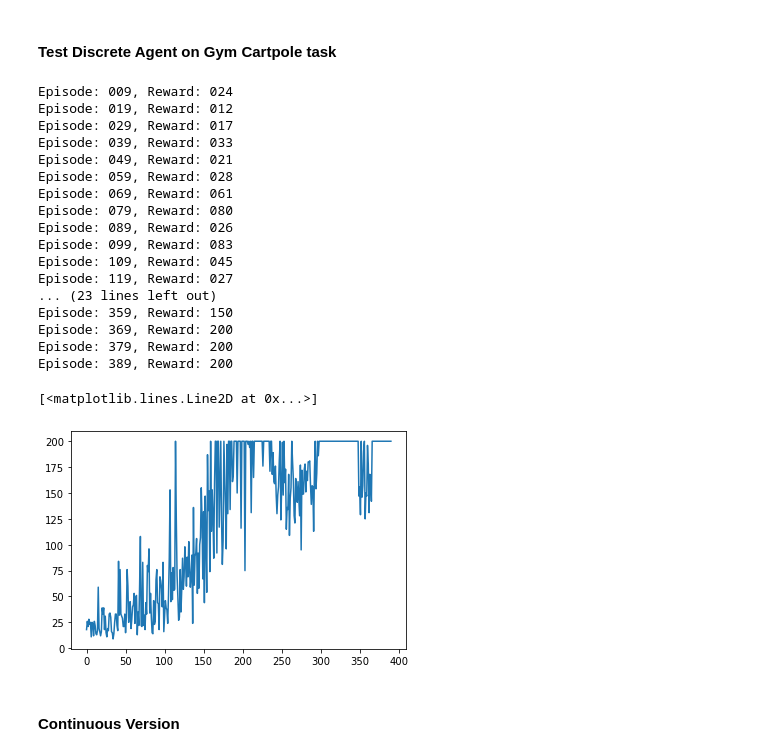
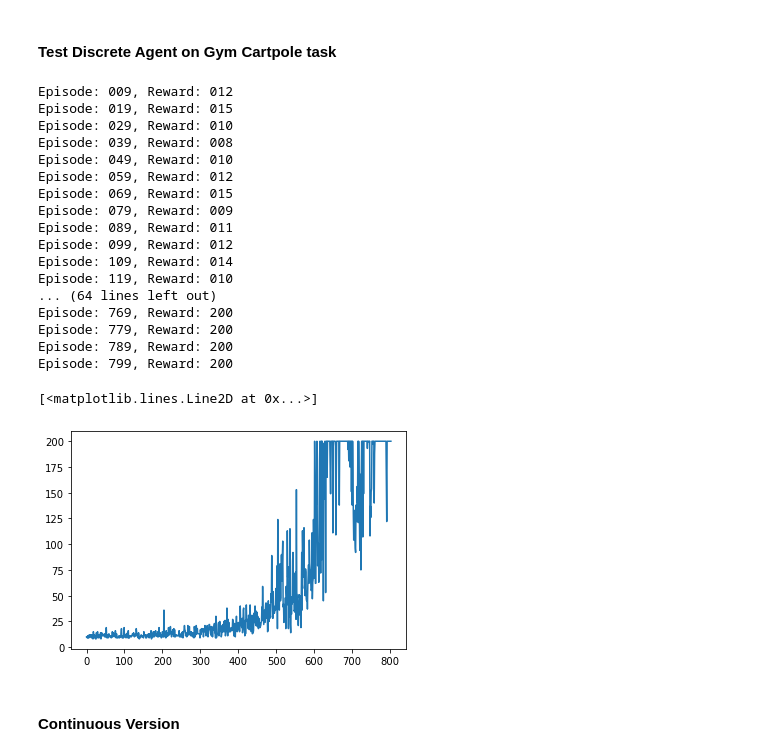
Before and after one commit to nikitcha/electricity_rl, a Jupyter notebook: First Script.ipynb, the cells around one changed output. Cells and saved outputs as stored; diff of their text form; code cells hidden in the pictures.

```diff
--- a/First Script.ipynb
+++ b/First Script.ipynb
@@ -85,7 +86,7 @@ class ContinuousAgent(tf.keras.Model):
 # %%
 state = [[0.1,0.5],[0.5,-0.6]]
 cagent = ContinuousAgent(1)
-a,p = cagent.action_value(state)
+a,p = cagent.action_value(state,[-10,100])
 print('Actions:{}, Payoffs:{}'.format(a,p))
 dagent = DiscreteAgent(5)
 a,p = dagent.action_value(state)
@@ -157,16 +179,19 @@ http://inoryy.com/post/tensorflow2-deep-reinforcement-learning/
 # %% [markdown]
 #### Discrete Version
 # %%
+# TODO: Multi-Agent
 class DiscreteA2C:
-    def __init__(self, model, lr=7e-3, gamma=0.99, value_c=0.5, entropy_c=1e-4):
+    def __init__(self, models, lr=7e-3, gamma=0.99, value_c=0.5, entropy_c=1e-4):
         self.gamma = gamma
         self.value_c = value_c
         self.entropy_c = entropy_c
-        self.model = model
+        self.models = models
+        self.nmodels = len(self.models)
         # Model (aka Agent) has two objectives:
         # - Minimise policy loss: find the best policy for actions
         # - Minimise value loss: find the best approximation of the true 'Q-table' (i.e. the value of being in a state)
-        self.model.compile(optimizer=optimizers.Adam(lr=lr), loss=[self._logits_loss, self._value_loss])
+        for i in range(self.nmodels):
+            self.models[i].compile(optimizer=optimizers.Adam(lr=lr), loss=[self._logits_loss, self._value_loss])
 
     def test(self, env, render=False):
         obs, done, ep_reward = env.reset(), False, 0
@@ -177,8 +202,9 @@ class DiscreteA2C:
         return ep_reward
 
     def train(self, env, batch, updates=20):
-        actions = np.empty((batch,), dtype=np.int32)
-        rewards, dones, values = np.empty((3, batch))
+        actions = np.empty((batch,self.nmodels), dtype=np.int32)
+        values = np.empty((batch, self.nmodels))
+        rewards, dones = np.empty((2, batch))
         #observations = np.empty((batch, env.state_size))
         observations = np.empty((batch,) + env.observation_space.shape)
         # Training loop: collect samples, send to optimizer, repeat
@@ -187,8 +213,11 @@ class DiscreteA2C:
         for update in range(updates):
             for step in range(batch):
                 observations[step] = next_obs.copy()
-                actions[step], values[step] = self.model.action_value(next_obs[None,:].astype('float32'))
-                next_obs, rewards[step], dones[step], _ = env.step(actions[step])
+                for i,M in enumerate(self.models):
+                    actions[step,i], values[step,i] = M.action_value(next_obs[None,:].astype('float32'))
+
+                action = int(np.sign(np.mean(actions[step].astype('float32'))))
+                next_obs, rewards[step], dones[step], _ = env.step(action)
 
                 ep_rewards[-1] += rewards[step]
                 if dones[step]:
@@ -197,10 +226,11 @@ class DiscreteA2C:
                     if not  len(ep_rewards)%10:
                         print("Episode: %03d, Reward: %03d" % (len(ep_rewards) - 1, ep_rewards[-2]))
 
-            _, next_value = self.model.action_value(next_obs[None, :].astype('float32'))
-            returns, advs = self._returns_advantages(rewards,dones, values, next_value)
-            acts_and_advs = np.concatenate([actions[:, None], advs[:, None]], axis=-1)
-            losses = self.model.train_on_batch(observations, [acts_and_advs, returns])
+            for i,M in enumerate(self.models):
+                _, next_value = M.action_value(next_obs[None, :].astype('float32'))
+                returns, advs = self._returns_advantages(rewards,dones, values[:,i], next_value)
+                acts_and_advs = np.concatenate([actions[:, [i]], advs[:, None]], axis=-1)
+                losses = M.train_on_batch(observations, [acts_and_advs, returns])
 
         return ep_rewards
 
@@ -239,30 +269,30 @@ class DiscreteA2C:
 # %%
 import gym
 env = gym.make('CartPole-v0')
-dmodel = DiscreteAgent(num_actions=env.action_space.n)
+dmodel = [DiscreteAgent(num_actions=env.action_space.n) for i in range(3)]
 agent = DiscreteA2C(dmodel)
 rewards_history = agent.train(env, 200, updates=250)
 plt.plot(rewards_history[:-1])
 # %% [output]
-Episode: 009, Reward: 024
-Episode: 019, Reward: 012
-Episode: 029, Reward: 017
-Episode: 039, Reward: 033
-Episode: 049, Reward: 021
-Episode: 059, Reward: 028
-Episode: 069, Reward: 061
-Episode: 079, Reward: 080
-Episode: 089, Reward: 026
-Episode: 099, Reward: 083
-Episode: 109, Reward: 045
-Episode: 119, Reward: 027
-... (23 lines left out)
-Episode: 359, Reward: 150
-Episode: 369, Reward: 200
-Episode: 379, Reward: 200
-Episode: 389, Reward: 200
+Episode: 009, Reward: 012
+Episode: 019, Reward: 015
+Episode: 029, Reward: 010
+Episode: 039, Reward: 008
+Episode: 049, Reward: 010
+Episode: 059, Reward: 012
+Episode: 069, Reward: 015
+Episode: 079, Reward: 009
+Episode: 089, Reward: 011
+Episode: 099, Reward: 012
+Episode: 109, Reward: 014
+Episode: 119, Reward: 010
+... (64 lines left out)
+Episode: 769, Reward: 200
+Episode: 779, Reward: 200
+Episode: 789, Reward: 200
+Episode: 799, Reward: 200
 [<matplotlib.lines.Line2D at 0x...>]
-[figure, old version]
+[figure, new version]
 # %% [markdown]
 #### Continuous Version
 # %%
```
Also changed, not shown: parts of 9 cells of this notebook, 1 other file.
